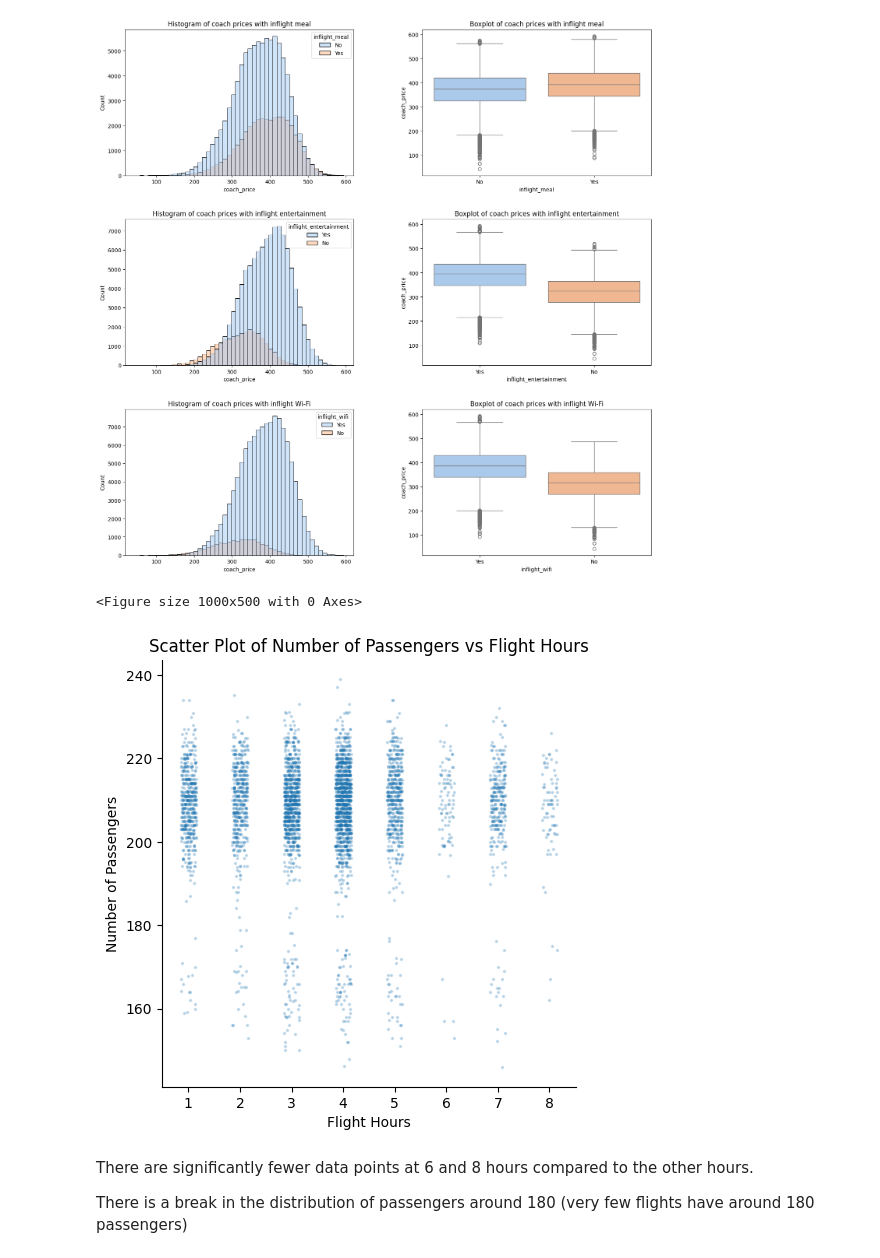
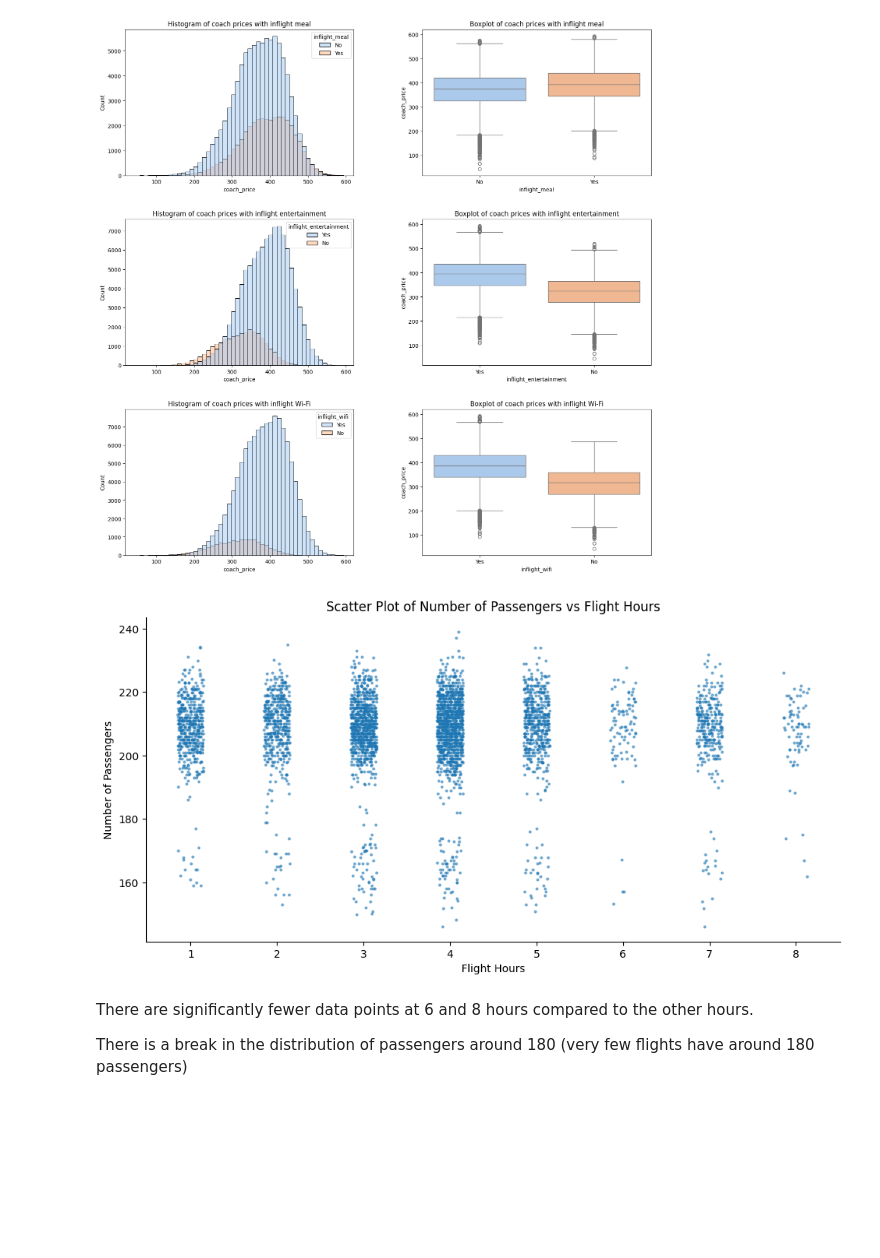
Before and after one commit to 7086600/airline_analysis_project, a Jupyter notebook: airline_analysis.ipynb, the cells around one changed output. Saved outputs shown, nothing was run; the diff lists cells and outputs as text; code cells hidden in the pictures; blank space fills up the shorter version.

Commit message:
add conclusions for #7; add height=5, aspect=2 to sns.lmplot at #6 to set a plot size

```diff
--- a/airline_analysis.ipynb
+++ b/airline_analysis.ipynb
@@ -205,20 +205,17 @@ plt.show()
 # %%
 # 6 how does the number of passengers change in relation to the length of flights
 # using subsetted data
 passengers = flight_sub['passengers']
 hours = flight_sub['hours']
 
-plt.figure(figsize=(10, 5))
 # creating a scatter plot of number of passengers vs flight hours
-# sns.scatterplot(x=hours, y=passengers)
-sns.lmplot(data=flight_sub, x='hours', y='passengers', x_jitter=0.15, y_jitter=0.15, fit_reg=False, scatter_kws={'alpha': 0.2, 's': 2})
+sns.lmplot(data=flight_sub, x='hours', y='passengers', x_jitter=0.15, y_jitter=0.15, fit_reg=False, scatter_kws={'alpha': 0.5, 's': 4}, height=5, aspect=2)
 plt.title('Scatter Plot of Number of Passengers vs Flight Hours')
 plt.xlabel('Flight Hours')
 plt.ylabel('Number of Passengers')
 plt.show()
 # %% [output]
-<Figure size 1000x500 with 0 Axes>
-[figure, old version]
+[figure, new version]
 # %% [markdown]
 There are significantly fewer data points at 6 and 8 hours compared to the other hours.
 
```
Also changed, not shown: parts of 2 cells of this notebook.
